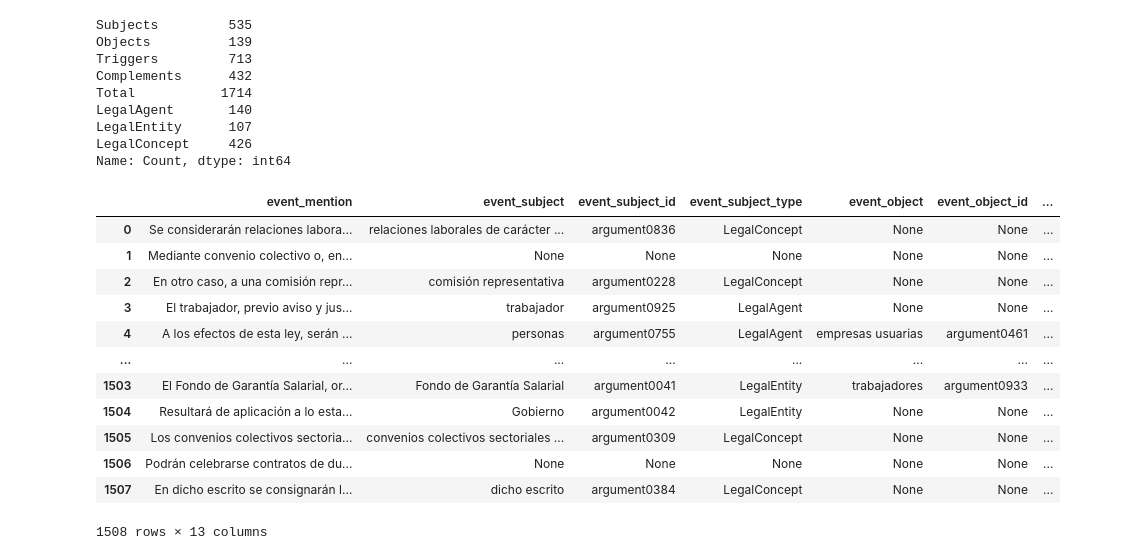
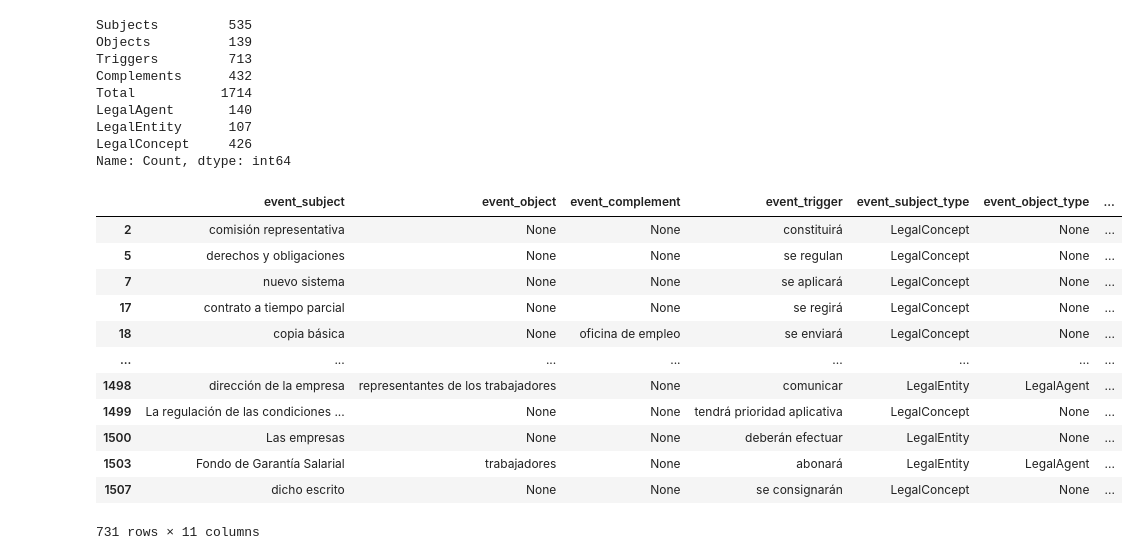
Before and after one commit to gabyarte/event-extraction-small-corpus, a Jupyter notebook: notebooks/04_procesess_statutes.ipynb, the cells around one changed output. Drawn from its saved outputs; the diff is of its cells as text; code cells hidden in the pictures.

Commit message:
feat: Add relation type separation

```diff
--- a/notebooks/04_procesess_statutes.ipynb
+++ b/notebooks/04_procesess_statutes.ipynb
@@ -271,6 +271,13 @@ def entities_zip(sentence):
                 sentence['event'],
             ))
     return zipped_entities
+# %%
+import json
+
+from utils.constants import ANALYSIS_DIR
+
+with open(ANALYSIS_DIR / 'statutes-events' / 'status-events.json') as f:
+    responses_json = json.load(f)
 # %%
 for response_sentence in responses_json:
     zipped_entities = entities_zip(response_sentence)
@@ -294,23 +301,8 @@ for response_sentence in responses_json:
         if response_sentence['relationType'].lower() != 'norelation':
             event_extraction_dict['relation_id'] += \
                 [f'{response_sentence["relationType"].lower()}{str(counters[response_sentence["relationType"]]).zfill(4)}']
+            counters[response_sentence["relationType"]] += 1
         else:
             event_extraction_dict['relation_id'] += [None]
 # %%
 event_extraction_df = pd.DataFrame(event_extraction_dict)
-# %%
-event_extraction_df
-# %% [output]
-|  | event_mention | event_subject | event_subject_id | event_subject_type | event_object | event_object_id | ... |
-| 0 | Se considerarán relaciones labora... | relaciones laborales de carácter ... | argument0836 | LegalConcept | None | None | ... |
-| 1 | Mediante convenio colectivo o, en... | None | None | None | None | None | ... |
-| 2 | En otro caso, a una comisión repr... | comisión representativa | argument0228 | LegalConcept | None | None | ... |
-| 3 | El trabajador, previo aviso y jus... | trabajador | argument0925 | LegalAgent | None | None | ... |
-| 4 | A los efectos de esta ley, serán ... | personas | argument0755 | LegalAgent | empresas usuarias | argument0461 | ... |
-| ... | ... | ... | ... | ... | ... | ... | ... |
-| 1503 | El Fondo de Garantía Salarial, or... | Fondo de Garantía Salarial | argument0041 | LegalEntity | trabajadores | argument0933 | ... |
-| 1504 | Resultará de aplicación a lo esta... | Gobierno | argument0042 | LegalEntity | None | None | ... |
-| 1505 | Los convenios colectivos sectoria... | convenios colectivos sectoriales ... | argument0309 | LegalConcept | None | None | ... |
-| 1506 | Podrán celebrarse contratos de du... | None | None | None | None | None | ... |
-| 1507 | En dicho escrito se consignarán l... | dicho escrito | argument0384 | LegalConcept | None | None | ... |
-1508 rows × 13 columns
@@ -318,0 +309,35 @@ event_extraction_df.to_csv(ANALYSIS_DIR / 'statutes-events' / 'statute-events-da
+# %%
+entities_columns = [
+    'event_subject',
+    'event_object',
+    'event_complement',
+    'event_trigger',
+    'event_subject_type',
+    'event_object_type',
+    'event_subject_id',
+    'event_object_id',
+    'event_complement_id',
+    'event_trigger_id'
+]
+
+entities_df = event_extraction_df[entities_columns]
+duties_df = event_extraction_df.loc[event_extraction_df['relation_type'].str.lower().eq('duty'), entities_columns + ['relation_id']]
+right_df = event_extraction_df.loc[event_extraction_df['relation_type'].str.lower().eq('right'), entities_columns + ['relation_id']]
+no_right_df = event_extraction_df.loc[event_extraction_df['relation_type'].str.lower().eq('noright'), entities_columns + ['relation_id']]
+privilege_df = event_extraction_df.loc[event_extraction_df['relation_type'].str.lower().eq('privilege'), entities_columns + ['relation_id']]
+# %%
+duties_df
+# %% [output]
+|  | event_subject | event_object | event_complement | event_trigger | event_subject_type | event_object_type | ... |
+| 2 | comisión representativa | None | None | constituirá | LegalConcept | None | ... |
+| 5 | derechos y obligaciones | None | None | se regulan | LegalConcept | None | ... |
+| 7 | nuevo sistema | None | None | se aplicará | LegalConcept | None | ... |
+| 17 | contrato a tiempo parcial | None | None | se regirá | LegalConcept | None | ... |
+| 18 | copia básica | None | oficina de empleo | se enviará | LegalConcept | None | ... |
+| ... | ... | ... | ... | ... | ... | ... | ... |
+| 1498 | dirección de la empresa | representantes de los trabajadores | None | comunicar | LegalEntity | LegalAgent | ... |
+| 1499 | La regulación de las condiciones ... | None | None | tendrá prioridad aplicativa | LegalConcept | None | ... |
+| 1500 | Las empresas | None | None | deberán efectuar | LegalEntity | None | ... |
+| 1503 | Fondo de Garantía Salarial | trabajadores | None | abonará | LegalEntity | LegalAgent | ... |
+| 1507 | dicho escrito | None | None | se consignarán | LegalConcept | None | ... |
+731 rows × 11 columns
```
Also changed, not shown: parts of 2 cells of this notebook, 6 other files.
